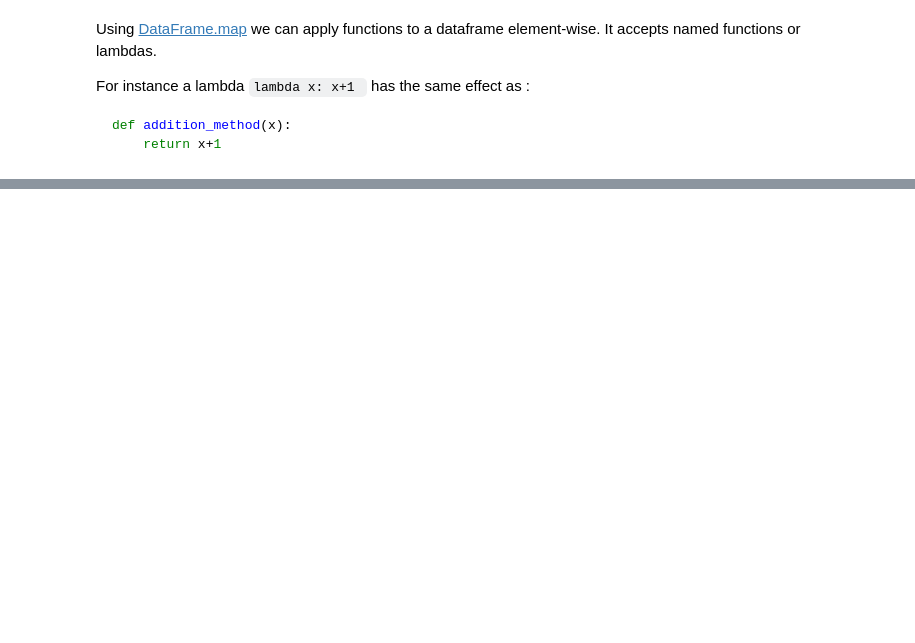
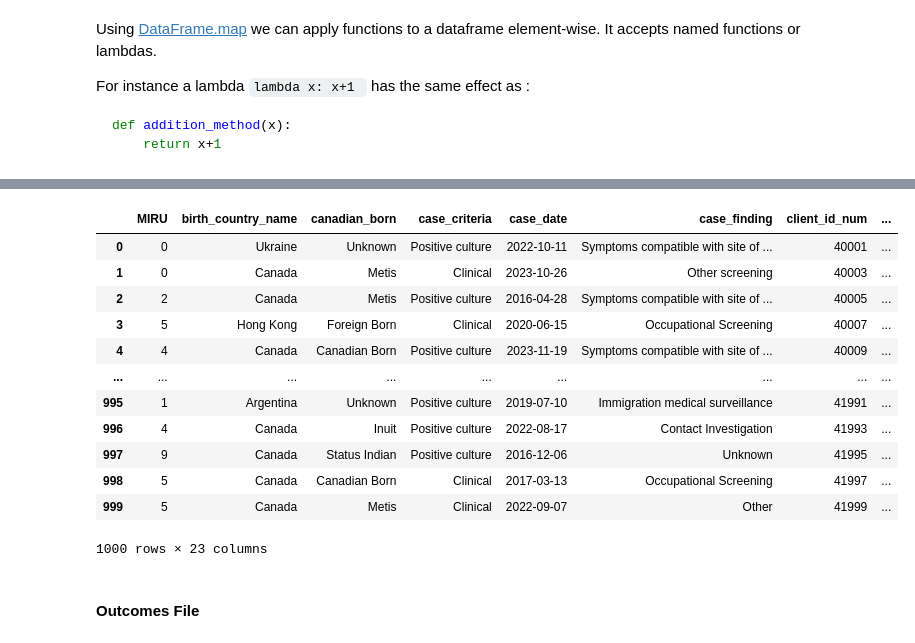
Before and after one commit to niranjan-ramesh/custom-images, a Jupyter notebook: analytics-environment/generate-synthetic-data.ipynb, the cells around one changed output, grey strips where cells are left out. Cells and saved outputs as stored; diff of their text form; code cells hidden in the pictures; blank space fills up the shorter version.

```diff
--- a/analytics-environment/generate-synthetic-data.ipynb
+++ b/analytics-environment/generate-synthetic-data.ipynb
@@ -237,0 +446,56 @@ df.to_excel(Path(DATA_FILE), index=False)
+# %%
+schema = Schema(
+    schema=lambda: {
+        'MIRU': numeric.integer_number(start=0, end=10),
+        'client_id_num': field("increment"),
+        'unique_identifier': field("increment"),
+        'case_date': dt.date(start=2013, end=2023),
+        'reporting_province': 'Manitoba',
+        'town': address.city(),
+        'date_of_birth': dt.date(start=1950, end=2020),
+        'sex': generic.choice(['Male', 'Female', '', ]),
+        'canadian_born': generic.choice(ORIGINS),
+        'on_reserve': generic.choice(['Y', 'N']),
+        'xray_result': generic.choice(["Normal",
+                "Abnormal",
+                "Not Done",
+                "Unknown"]),
+        'xray_cavitary': generic.choice(["Cavitary",
+                "Non-Cavitary"]),
+        'case_criteria': generic.choice(['Clinical', 'Positive culture']),
+        'case_finding': generic.choice(CASE_FINDING),
+        'death_factor': generic.choice(CAUSES_OF_DEATH + [None, ""]),
+        'hiv_result': generic.choice(HIV_STATUS),
+        'icd9': generic.disease_classification_provider.get_classification()
+    },
+    iterations=1000
+)
+df = pd.DataFrame(schema.create())
+# %%
+df['immigration_status'] = df['canadian_born'].map(lambda origin: immigration_status(origin))
+df['birth_country_name'] = df['canadian_born'].map(lambda origin: country(origin))
+df['year_arrived'] = df['canadian_born'].map(lambda origin: immigration_date(origin))
+def populate_prev(row):
+    row['prev_year'] = generic.choice([None, dt.date(end=row['case_date'].year)])
+    if(row['prev_year'] is not None):
+        row['prev_country'] = address.country()
+    if((row['hiv_result'] == 'Positive') or (row['hiv_result'] == 'Negative')):
+        row['hiv_dt'] = dt.date(start=2003, end=2023),
+    return row
+df = df.apply(populate_prev, axis=1)
+# %%
+df
+# %% [output]
+|  | MIRU | birth_country_name | canadian_born | case_criteria | case_date | case_finding | client_id_num | ... |
+| 0 | 0 | Ukraine | Unknown | Positive culture | 2022-10-11 | Symptoms compatible with site of ... | 40001 | ... |
+| 1 | 0 | Canada | Metis | Clinical | 2023-10-26 | Other screening | 40003 | ... |
+| 2 | 2 | Canada | Metis | Positive culture | 2016-04-28 | Symptoms compatible with site of ... | 40005 | ... |
+| 3 | 5 | Hong Kong | Foreign Born | Clinical | 2020-06-15 | Occupational Screening | 40007 | ... |
+| 4 | 4 | Canada | Canadian Born | Positive culture | 2023-11-19 | Symptoms compatible with site of ... | 40009 | ... |
+| ... | ... | ... | ... | ... | ... | ... | ... | ... |
+| 995 | 1 | Argentina | Unknown | Positive culture | 2019-07-10 | Immigration medical surveillance | 41991 | ... |
+| 996 | 4 | Canada | Inuit | Positive culture | 2022-08-17 | Contact Investigation | 41993 | ... |
+| 997 | 9 | Canada | Status Indian | Positive culture | 2016-12-06 | Unknown | 41995 | ... |
+| 998 | 5 | Canada | Canadian Born | Clinical | 2017-03-13 | Occupational Screening | 41997 | ... |
+| 999 | 5 | Canada | Metis | Clinical | 2022-09-07 | Other | 41999 | ... |
+1000 rows × 23 columns
@@ -237,0 +505,2 @@ df.to_excel(Path(DATA_FILE), index=False)
+# %% [markdown]
+#### Outcomes File
```
Also changed, not shown: parts of 29 cells of this notebook, 1 other file.
